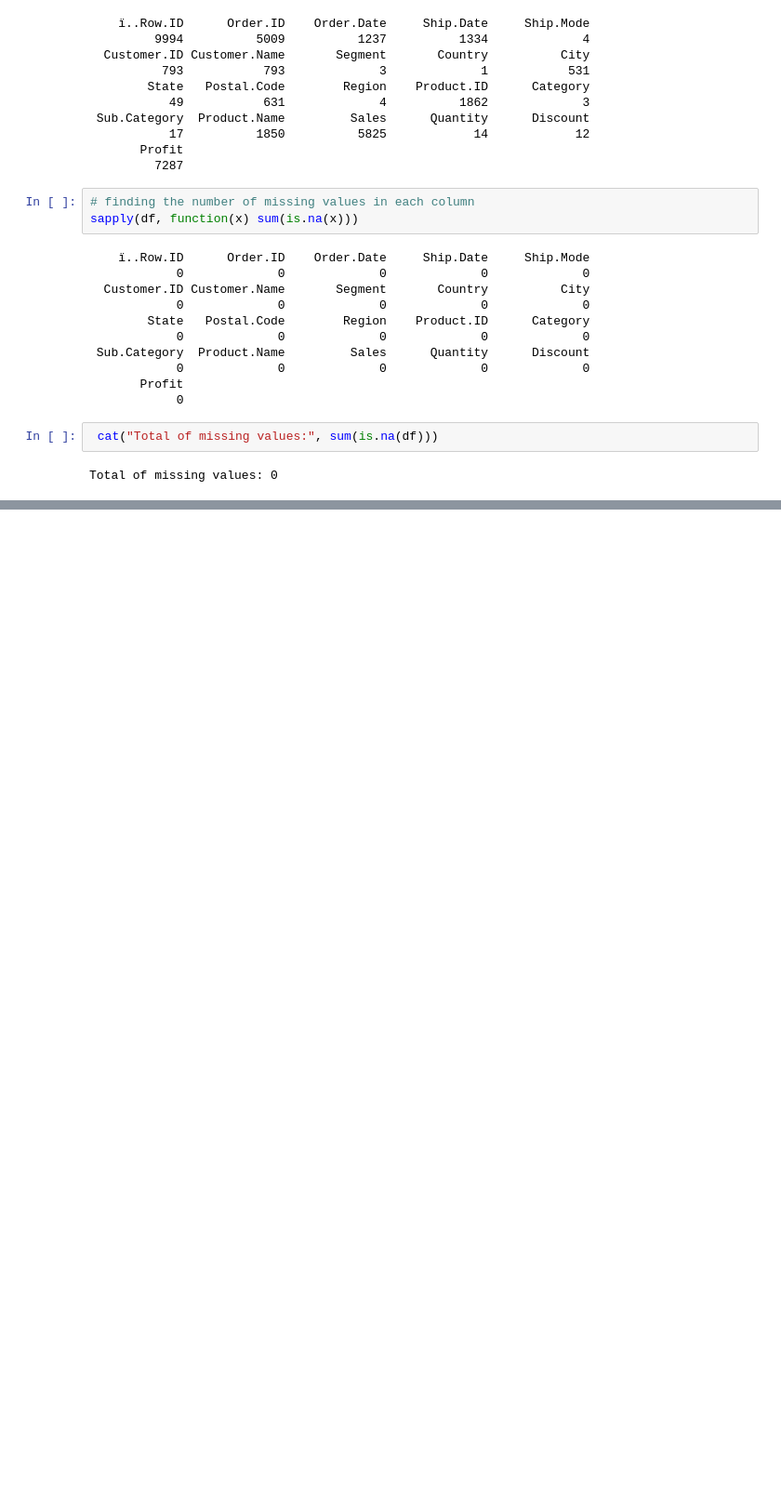
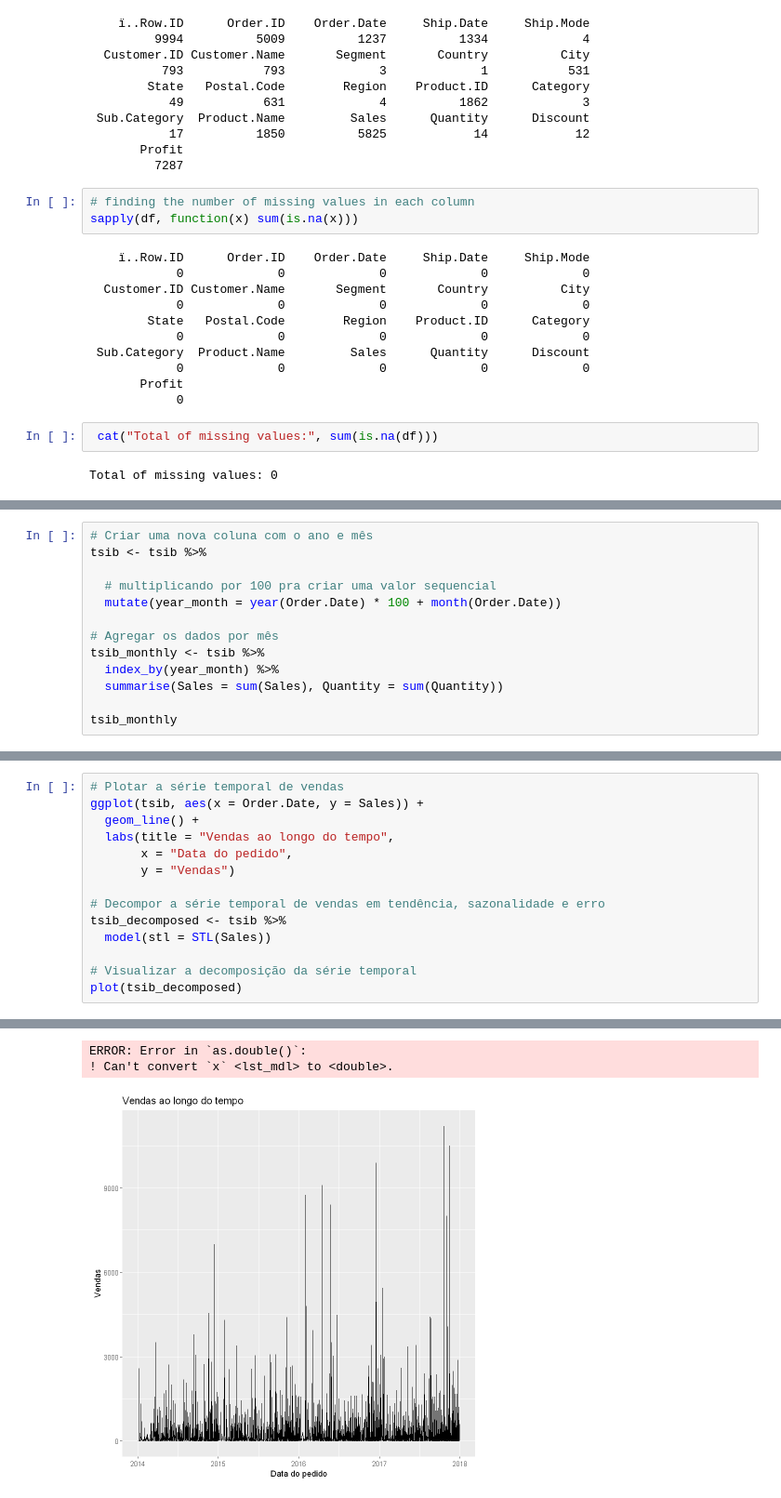
Before and after one commit to tgvp/Time_Series_Forecast, a Jupyter notebook: src/Time_Series.ipynb, the cells around one changed output, grey strips where cells are left out. Shown at 93% size. Saved outputs shown, nothing was run; the diff lists cells and outputs as text; blank space fills up the shorter version.

```diff
--- a/src/Time_Series.ipynb
+++ b/src/Time_Series.ipynb
@@ -123,0 +192,13 @@ Total of missing values: 0
+# %%
+# Criar uma nova coluna com o ano e mês
+tsib <- tsib %>%
+
+  # multiplicando por 100 pra criar uma valor sequencial
+  mutate(year_month = year(Order.Date) * 100 + month(Order.Date))
+
+# Agregar os dados por mês
+tsib_monthly <- tsib %>%
+  index_by(year_month) %>%
+  summarise(Sales = sum(Sales), Quantity = sum(Quantity))
+
+tsib_monthly
@@ -123,0 +251,15 @@ Total of missing values: 0
+# %%
+# Plotar a série temporal de vendas
+ggplot(tsib, aes(x = Order.Date, y = Sales)) +
+  geom_line() +
+  labs(title = "Vendas ao longo do tempo",
+       x = "Data do pedido",
+       y = "Vendas")
+
+# Decompor a série temporal de vendas em tendência, sazonalidade e erro
+tsib_decomposed <- tsib %>%
+  model(stl = STL(Sales))
+
+# Visualizar a decomposição da série temporal
+plot(tsib_decomposed)
+# %% [output]
@@ -123,0 +268,3 @@ Total of missing values: 0
+ERROR: Error in `as.double()`:
+! Can't convert `x` <lst_mdl> to <double>.
+[figure, added]
```
Also changed, not shown: parts of 13 cells of this notebook.
